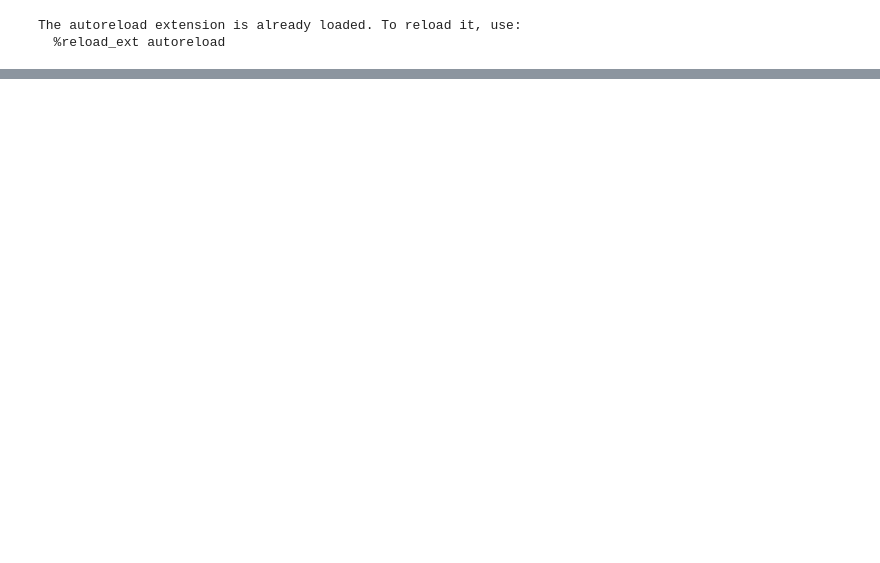
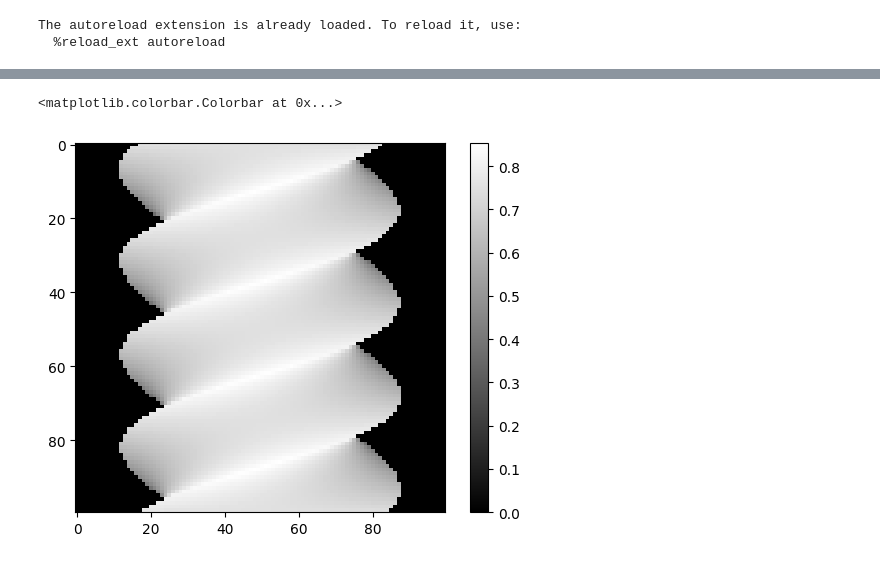
Before and after one commit to Jorgeromeu/NeRF2D, a Jupyter notebook: visualizations/depth_rendering.ipynb, the cells around one changed output, grey strips where cells are left out. Drawn from its saved outputs; the diff is of its cells as text; code cells hidden in the pictures; blank space fills up the shorter version.

Commit message:
Fix depth (correct t_n and t_f and weights)

```diff
--- a/visualizations/depth_rendering.ipynb
+++ b/visualizations/depth_rendering.ipynb
@@ -18,6 +17,4 @@ nerf = NeRF2D_LightningModule.load_from_checkpoint(ckpt_path).to('cpu')
 # %%
 # read test set
 dataset_folder = Path('../data/cube')
-ims, poses, focal, depths = read_image_folder(dataset_folder / 'test')
-dataset = NeRFDataset2D(ims, poses, focal, depths)
-dataloader = DataLoader(dataset, batch_size=1, shuffle=False)
+dm = NeRF2D_Datamodule(dataset_folder)
@@ -41,11 +21 @@ def get_nth_batch(n, loader):
-# %%
-
-ray_idx = 20
-
-# get dataset entry
-o, d, color_gt, depth_gt = get_nth_batch(ray_idx, dataloader)
-
-# nerf forward pass
-with torch.no_grad():
-    outs = nerf(o, d)
 # %%
@@ -61,0 +27,18 @@ plt.imshow(densities)
+# %%
+renders_depth = []
+gt_depth = []
+
+for batch in dm.val_dataloader():
+    origins, directions, colors_gt, depth_gt = batch
+    # forward pass
+    # outs = nerf.forward(origins, directions)
+    gt_depth.append(depth_gt)
+
+depth = torch.stack(gt_depth)
+depth = nerf.normalize_depth(depth)
+
+plt.imshow(depth, cmap='gray')
+plt.colorbar()
+# %% [output]
+<matplotlib.colorbar.Colorbar at 0x...>
+[figure, added]
```
Also changed, not shown: parts of 5 cells of this notebook, 10 other files.
